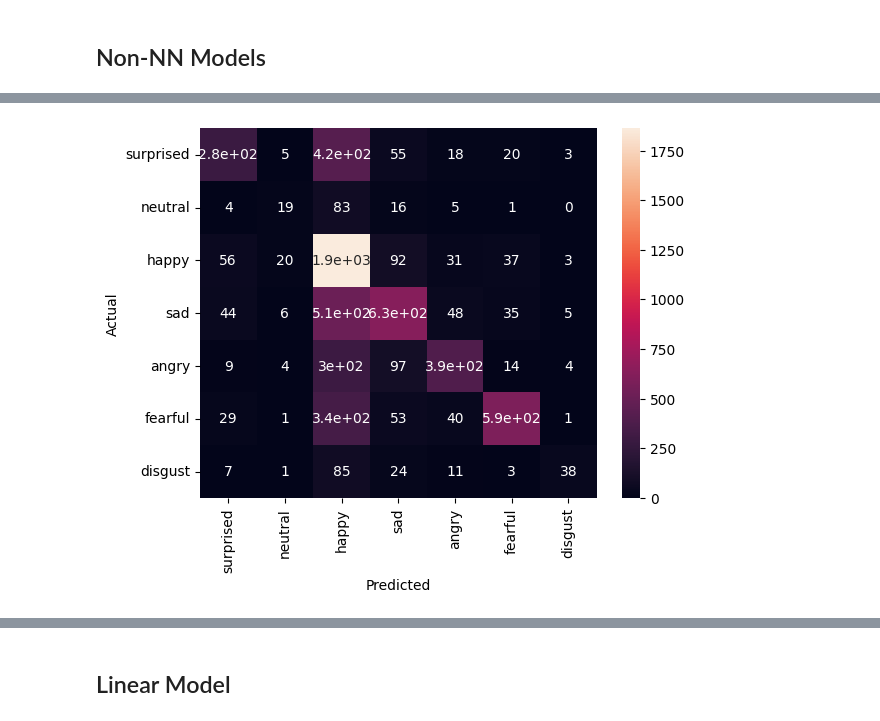
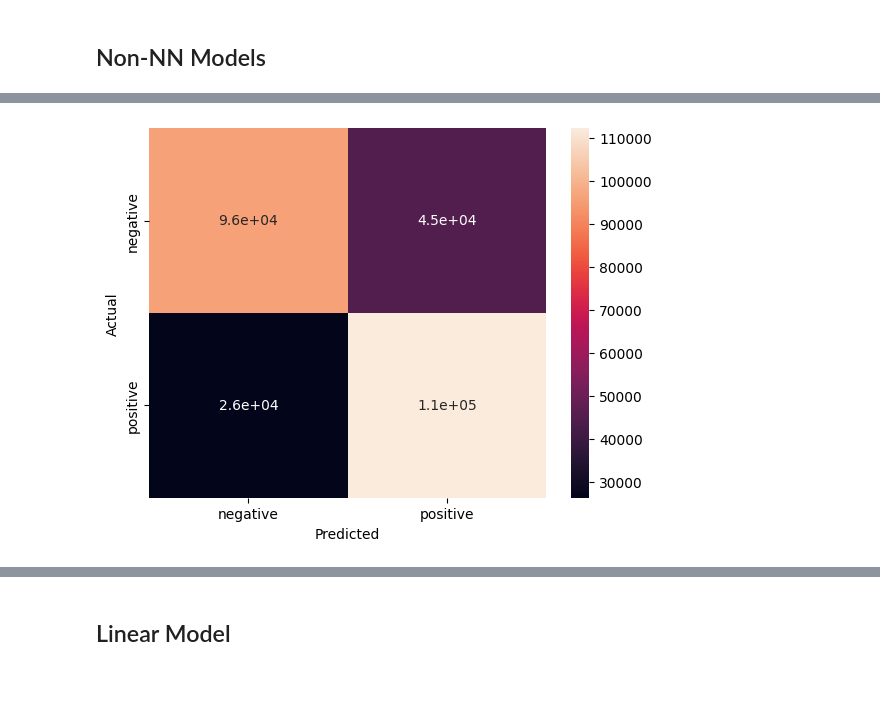
Before and after one commit to Mingtaros/Emotion_Classifier_from_Speech_Text, a Jupyter notebook: Emotion Text Classifier.ipynb, the cells around one changed output, grey strips where cells are left out. Saved outputs shown, nothing was run; the diff lists cells and outputs as text; code cells hidden in the pictures; blank space fills up the shorter version.

Commit message:
Added Emotion Text Classifier 2 Labels

```diff
--- a/Emotion Text Classifier.ipynb
+++ b/Emotion Text Classifier.ipynb
@@ -187,7 +166,7 @@ from sklearn.model_selection import train_test_split
 # %%
 # note that sometimes using "Text" instead of "Clean_Text" column yields better result
 # %%
-X_lin_train, X_lin_val, y_lin_train, y_lin_val = train_test_split(df["Text_detok"], y, random_state=3407, test_size=0.2, stratify=y)
+X_lin_train, X_lin_val, y_lin_train, y_lin_val = train_test_split(df["Clean_Text_detok"], y, random_state=3407, test_size=0.2, stratify=y)
 # %%
 X_lin_train = vectorizer.fit_transform(X_lin_train)
 X_lin_val = vectorizer.transform(X_lin_val)
@@ -224,2 +191,0 @@ smote = SMOTE(random_state=3407)
-# %%
-X_lin_train, y_lin_train = smote.fit_resample(X_lin_train, y_lin_train)
@@ -280,7 +219,7 @@ from xgboost import XGBClassifier
 
 from sklearn.metrics import accuracy_score
 # %%
-logreg = LogisticRegression(multi_class='ovr', random_state=3407)
+logreg = LogisticRegression(random_state=3407)
 
 logreg.fit(X_lin_train, y_lin_train)
 # %% [output]
@@ -288,11 +233,0 @@ LogisticRegression(multi_class='ovr', random_state=3407)
-# %%
-logreg = LogisticRegression(
-    C=3.2084436981919744,
-    max_iter=1548,
-    tol=1.0993608291010027e-05,
-    multi_class='ovr',
-    solver='lbfgs',
-    random_state=3407
-)
-
-logreg.fit(X_lin_train, y_lin_train)
@@ -331,11 +275,11 @@ import seaborn as sns
 # %%
-cm = pd.DataFrame(confusion_matrix(y_lin_val, y_lin_pred), index=emotions_dict.values(), columns=emotions_dict.values())
+cm = pd.DataFrame(confusion_matrix(y_lin_val, y_lin_pred), index=SENTIMENT_MAP.values(), columns=SENTIMENT_MAP.values())
 sns.heatmap(cm, annot=True)
 plt.xlabel("Predicted")
 plt.ylabel("Actual")
 plt.show()
 # %% [output]
-[figure, old version]
+[figure, new version]
 # %%
 accuracy_score(y_lin_val, y_lin_pred)
 # %% [output]
```
Also changed, not shown: parts of 125 cells of this notebook, 2 other files.
